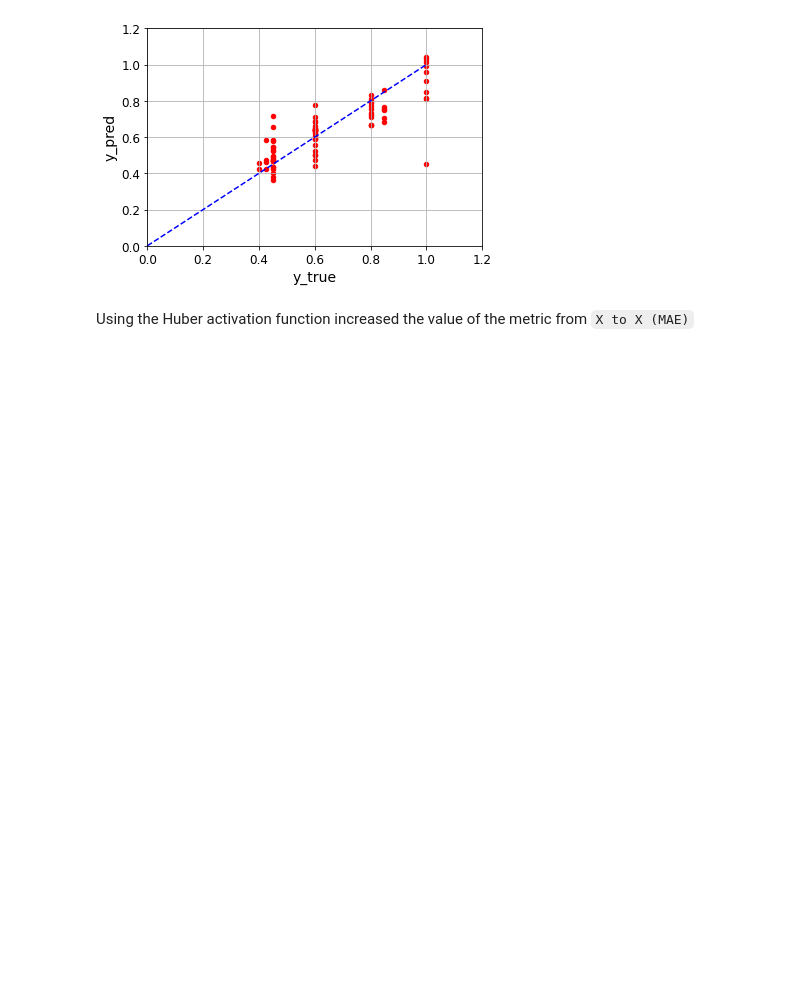
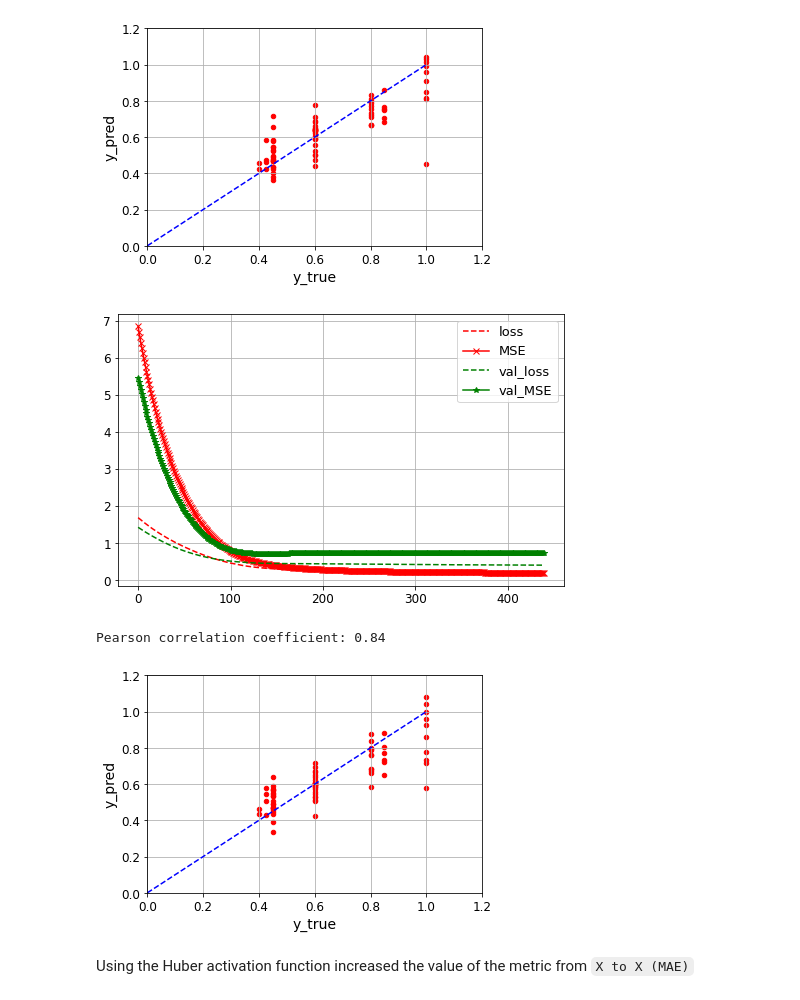
Before and after one commit to d-jus/tf_pipeline, a Jupyter notebook: SSN CRF - p & CRF - m.ipynb, the cells around one changed output. Cells and saved outputs as stored; diff of their text form; code cells hidden in the pictures; blank space fills up the shorter version.

Commit message:
adds hb fn + Adam

```diff
--- a/SSN CRF - p & CRF - m.ipynb
+++ b/SSN CRF - p & CRF - m.ipynb
@@ -520,3 +520,24 @@ Total params: 113
 Trainable params: 113
 Non-trainable params: 0
 _________________________________________________________________
+# %%
+# HUBER elu ADAM
+def huber_fn(y_true, y_pred):
+    error = y_true - y_pred
+    is_small_error = tf.abs(error) < 1
+    squared_loss = tf.square(error) /2
+    linear_loss = tf.abs(error) - 0.5
+    return tf.where(is_small_error, squared_loss, linear_loss)
+
+tf.keras.backend.clear_session()
+del model2
+
+opt = tf.keras.optimizers.Adam(lr=0.001,beta_1=0.9, beta_2=0.999)
+
+model2 = keras.models.Sequential()
+model2.add(keras.layers.Dense(8, activation = 'elu', input_shape = (12,), kernel_regularizer='l2', kernel_initializer = "he_normal"))
+model2.add(keras.layers.Dense(1, kernel_regularizer='l2', kernel_initializer = "he_normal"))
+model2.summary()
+model2.compile(loss = huber_fn,
+             optimizer = opt,
+             metrics = ["MSE"])
@@ -627,3 +662,8 @@ Epoch 499/500
 2/2 [==============================] - 0s 77ms/step - loss: 0.3260 - MSE: 0.1675 - val_loss: 1.0811 - val_MSE: 0.9226
 Epoch 500/500
 2/2 [==============================] - 0s 49ms/step - loss: 0.3260 - MSE: 0.1676 - val_loss: 1.0808 - val_MSE: 0.9224
+# %%
+
+#StandardScaler + strated data + elu + hb
+history2 = model2.fit(X_train_stra,  y_train_stra, epochs = 500,
+                    validation_data=(X_test_stra ,y_test_stra), shuffle = True, callbacks=[callbacks])
@@ -701,6 +759,14 @@ plot_sc_all(scaler, scaler_output, model1, data_p, CRFp)
 [figure]
 Pearson correlation coefficient: 0.83
 [figure]
+# %%
+# for elu + L2 HUBER ADAM
+plot_hist(history2)
+plot_sc_all(scaler, scaler_output, model2, data_p, CRFp)
+# %% [output]
+[figure, added]
+Pearson correlation coefficient: 0.84
+[figure, added]
 # %%
 #1
 def build_model(hp):
```
Also changed, not shown: parts of 4 cells of this notebook.
